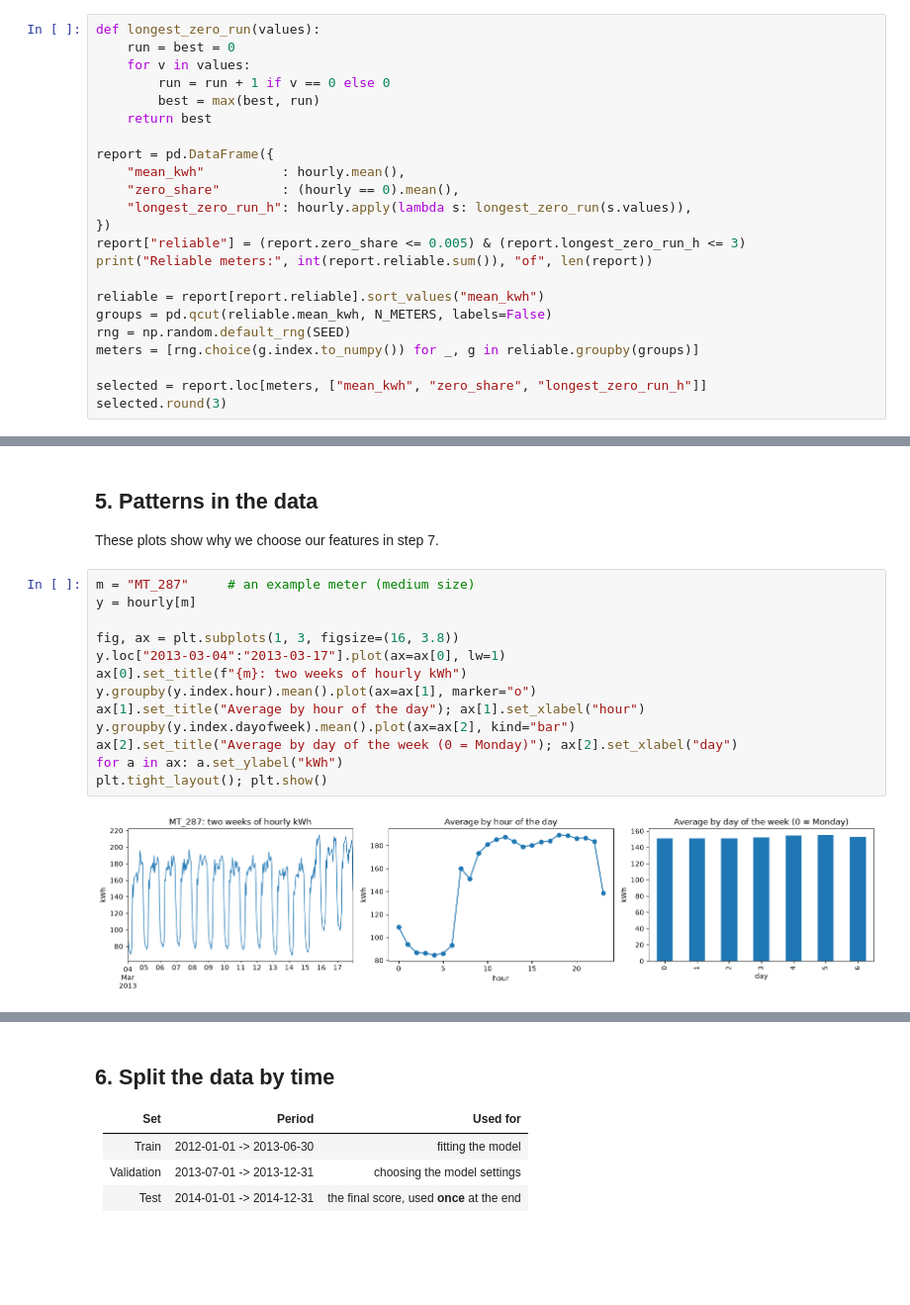
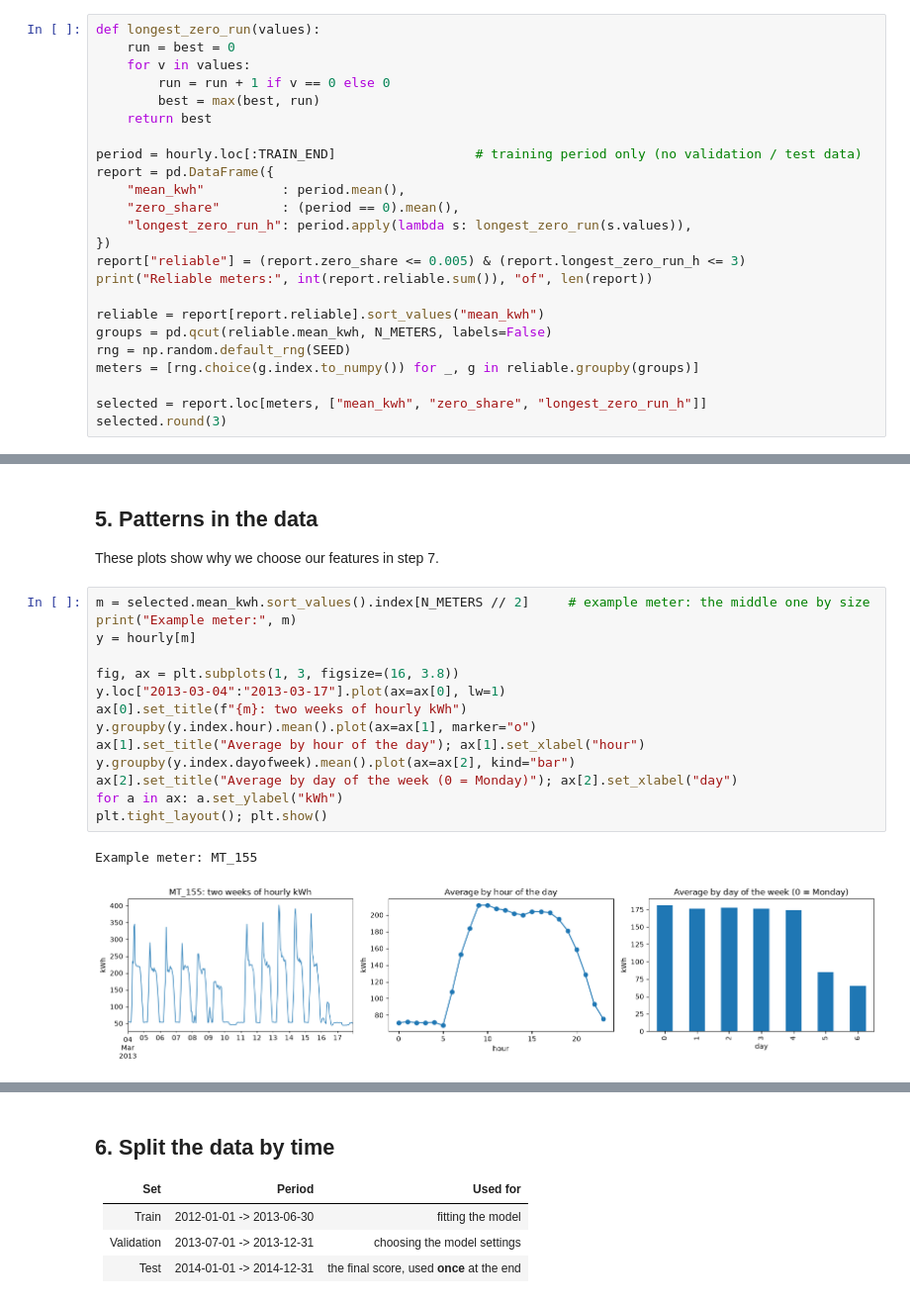
Before and after one commit to Mohamedadel-prog/EnergyPulse-AI, a Jupyter notebook: ml/notebooks/01_preprocessing.ipynb, the cells around one changed output, grey strips where cells are left out. Shown at 99% size. Drawn from its saved outputs; the diff is of its cells as text; blank space fills up the shorter version.

```diff
--- a/ml/notebooks/01_preprocessing.ipynb
+++ b/ml/notebooks/01_preprocessing.ipynb
@@ -169,10 +172,11 @@ def longest_zero_run(values):
         best = max(best, run)
     return best
 
+period = hourly.loc[:TRAIN_END]                  # training period only (no validation / test data)
 report = pd.DataFrame({
-    "mean_kwh"          : hourly.mean(),
-    "zero_share"        : (hourly == 0).mean(),
-    "longest_zero_run_h": hourly.apply(lambda s: longest_zero_run(s.values)),
+    "mean_kwh"          : period.mean(),
+    "zero_share"        : (period == 0).mean(),
+    "longest_zero_run_h": period.apply(lambda s: longest_zero_run(s.values)),
 })
 report["reliable"] = (report.zero_share <= 0.005) & (report.longest_zero_run_h <= 3)
 print("Reliable meters:", int(report.reliable.sum()), "of", len(report))
@@ -214,19 +218,21 @@ Saved hourly_kwh_20_meters.csv: (26304, 20)
 
 These plots show why we choose our features in step 7.
 # %%
-m = "MT_287"     # an example meter (medium size)
+m = selected.mean_kwh.sort_values().index[N_METERS // 2]     # example meter: the middle one by size
+print("Example meter:", m)
 y = hourly[m]
 
 fig, ax = plt.subplots(1, 3, figsize=(16, 3.8))
 y.loc["2013-03-04":"2013-03-17"].plot(ax=ax[0], lw=1)
 ax[0].set_title(f"{m}: two weeks of hourly kWh")
 y.groupby(y.index.hour).mean().plot(ax=ax[1], marker="o")
 ax[1].set_title("Average by hour of the day"); ax[1].set_xlabel("hour")
 y.groupby(y.index.dayofweek).mean().plot(ax=ax[2], kind="bar")
 ax[2].set_title("Average by day of the week (0 = Monday)"); ax[2].set_xlabel("day")
 for a in ax: a.set_ylabel("kWh")
 plt.tight_layout(); plt.show()
 # %% [output]
+Example meter: MT_155
-[figure, old version]
+[figure, new version]
 # %% [markdown]
 - Consumption **repeats every day** (low at night, high during working hours) -> the value **24 hours ago** (and 48 hours ago) is useful.
```
Also changed, not shown: parts of 8 cells of this notebook, 55 other files.
